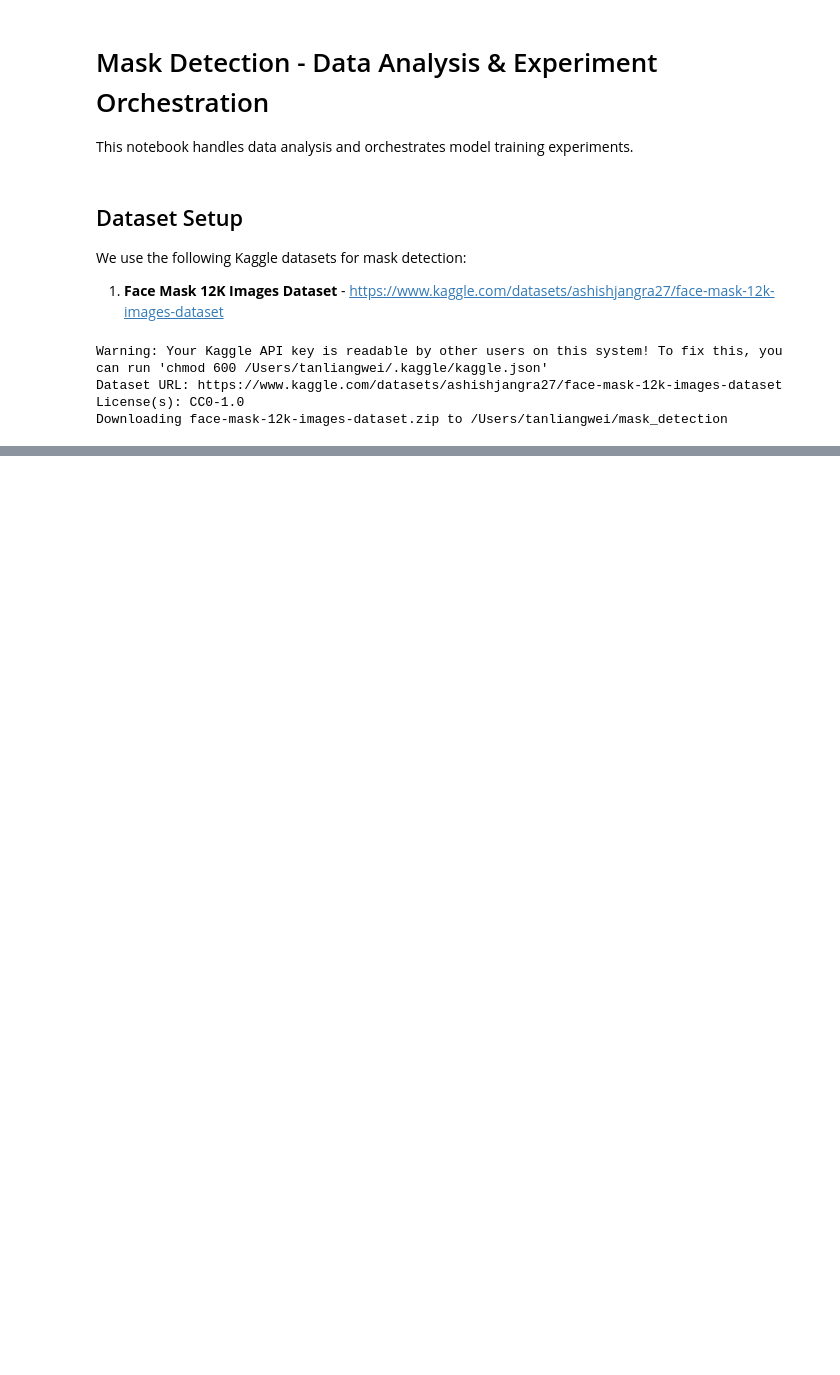
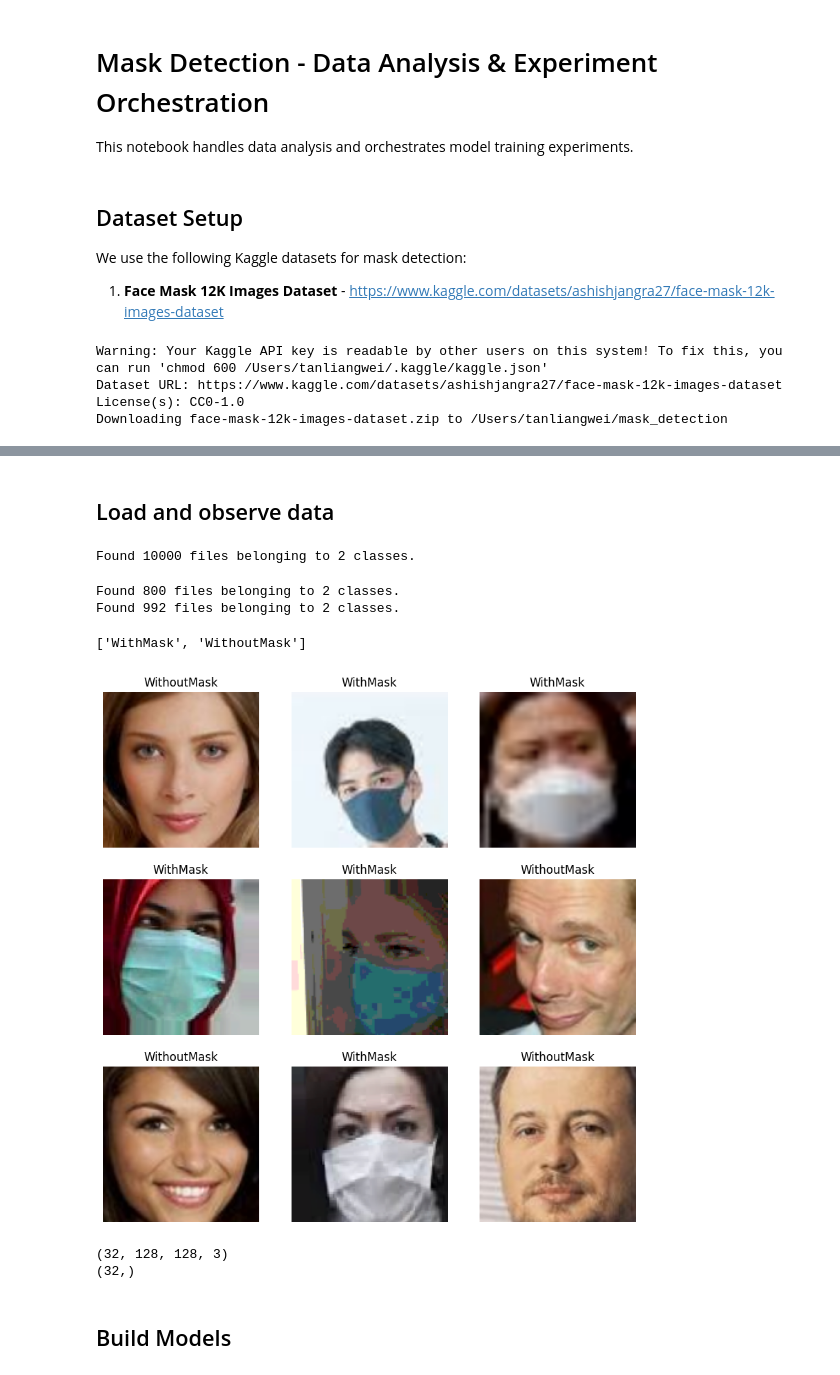
Before and after one commit to liang-wei-tan/face-mask-detection, a Jupyter notebook: experiments.ipynb, the cells around one changed output, grey strips where cells are left out. Saved outputs shown, nothing was run; the diff lists cells and outputs as text; code cells hidden in the pictures; blank space fills up the shorter version.

```diff
--- a/experiments.ipynb
+++ b/experiments.ipynb
@@ -20,0 +32,62 @@ Downloading face-mask-12k-images-dataset.zip to /Users/tanliangwei/mask_detectio
+# %% [markdown]
+## Load and observe data
+# %%
+#Load train and test set
+test_data_root_dir = 'face-mask-12k-images-dataset/Face Mask Dataset/'
+train_dir = test_data_root_dir + 'Train'
+test_dir  = test_data_root_dir + 'Test'
+val_dir   = test_data_root_dir + 'Validation'
+# %%
+batch_size = 32
+img_height = 128
+img_width = 128
+
+train_ds = tf.keras.utils.image_dataset_from_directory(
+  train_dir,
+  seed=123,
+  image_size=(img_height, img_width),
+  batch_size=batch_size)
+# %% [output]
+Found 10000 files belonging to 2 classes.
+# %%
+val_ds = tf.keras.utils.image_dataset_from_directory(
+  val_dir,
+  seed=123,
+  image_size=(img_height, img_width),
+  batch_size=batch_size)
+
+test_ds = tf.keras.utils.image_dataset_from_directory(
+  test_dir,
+  seed=123,
+  image_size=(img_height, img_width),
+  batch_size=batch_size)
+# %% [output]
+Found 800 files belonging to 2 classes.
+Found 992 files belonging to 2 classes.
+# %%
+class_names = train_ds.class_names
+print(class_names)
+# %% [output]
+['WithMask', 'WithoutMask']
+# %%
+import matplotlib.pyplot as plt
+
+plt.figure(figsize=(10, 10))
+for images, labels in train_ds.take(1):
+  for i in range(9):
+    ax = plt.subplot(3, 3, i + 1)
+    plt.imshow(images[i].numpy().astype("uint8"))
+    plt.title(class_names[labels[i]])
+    plt.axis("off")
+# %% [output]
+[figure, added]
+# %%
+for image_batch, labels_batch in train_ds:
+  print(image_batch.shape)
+  print(labels_batch.shape)
+  break
+# %% [output]
+(32, 128, 128, 3)
+(32,)
+# %% [markdown]
+## Build Models
```
Also changed, not shown: parts of 2 cells of this notebook, 1 other file.
